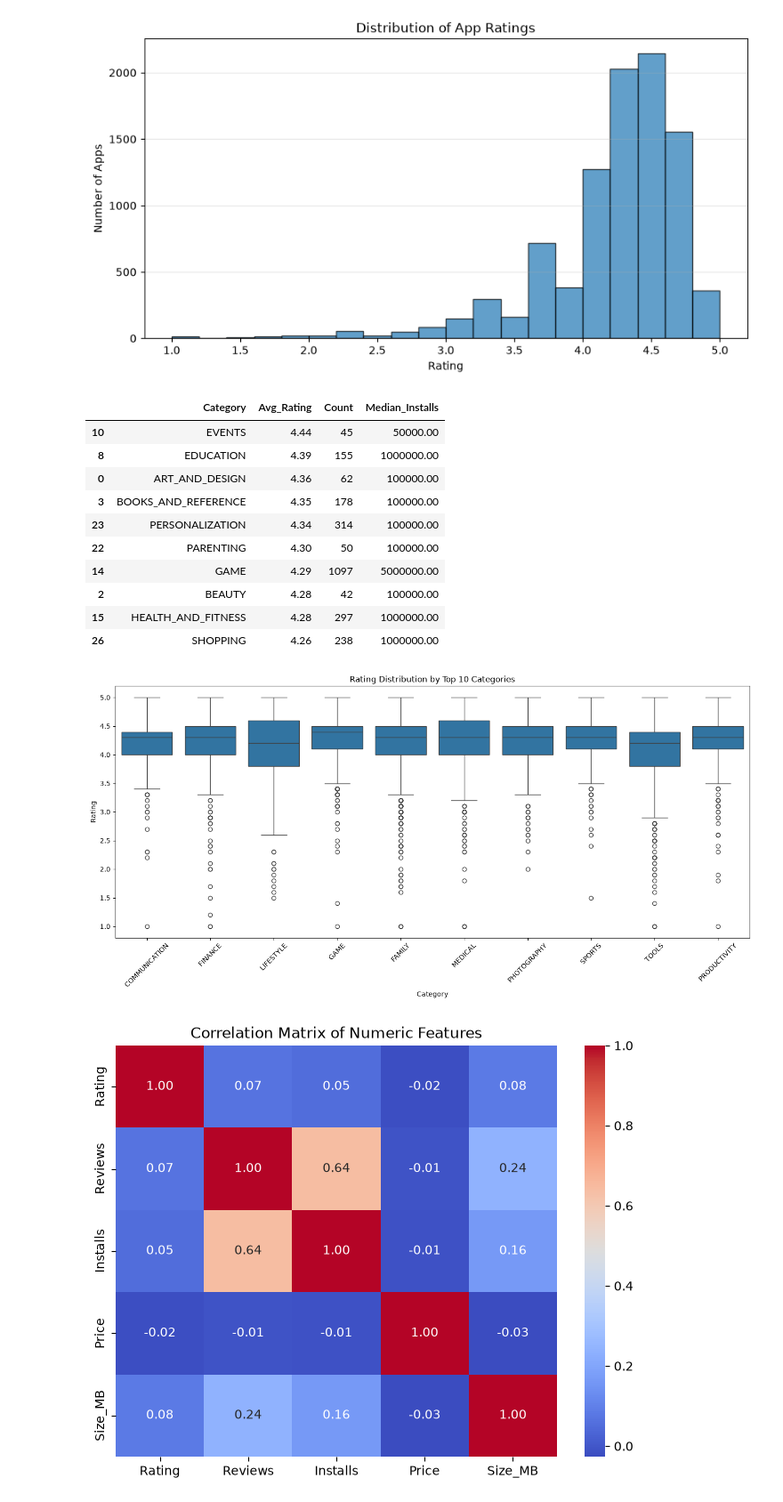
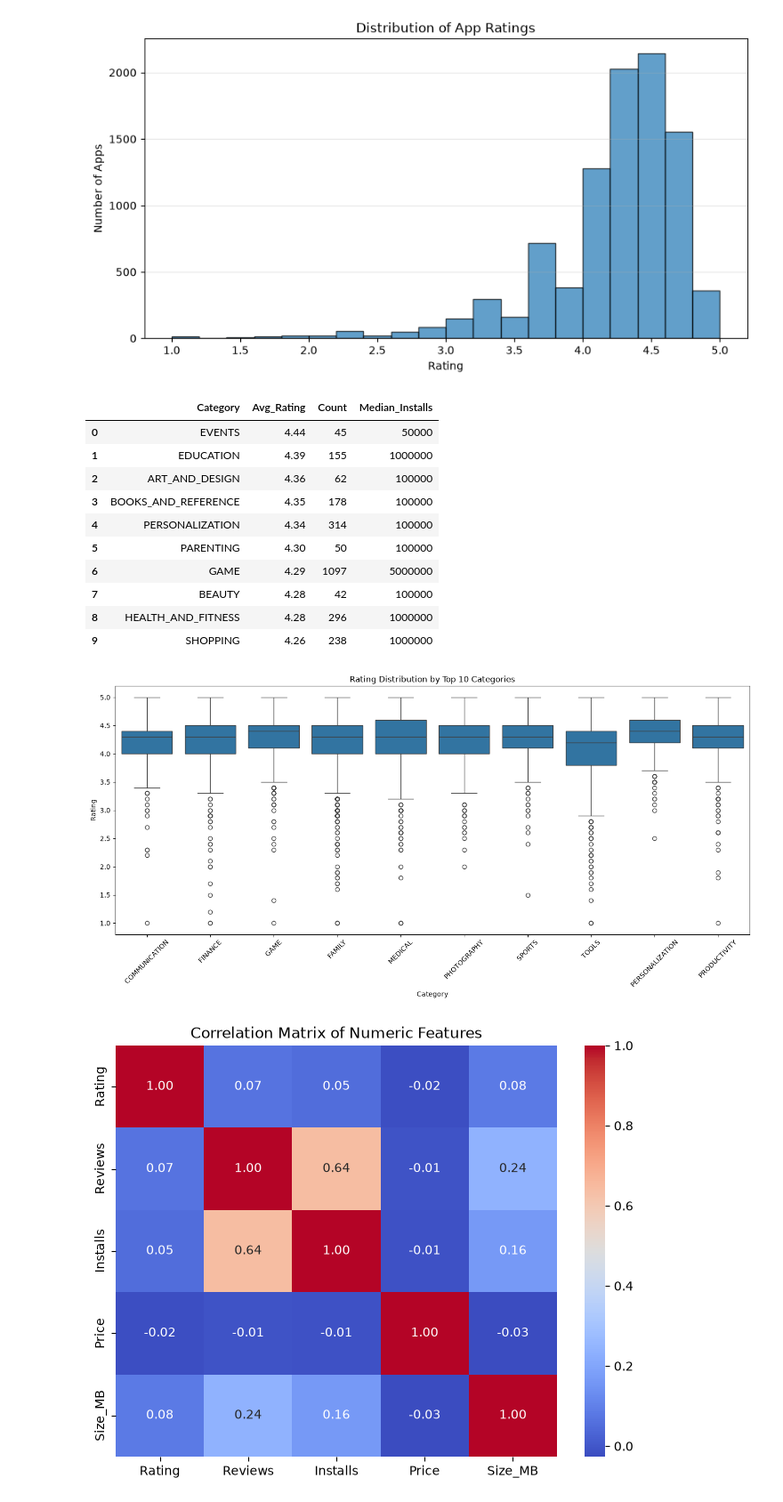
Before and after one commit to PKMDroid/playstore-app-analysis, a Jupyter notebook: play_store_analysis.ipynb, the cells around one changed output. Shown at 89% size. Saved outputs shown, nothing was run; the diff lists cells and outputs as text; code cells hidden in the pictures.

```diff
--- a/play_store_analysis.ipynb
+++ b/play_store_analysis.ipynb
@@ -223,38 +240,44 @@ plt.show()
 # %% [output]
 [figure]
 # %%
-# Top 10 categories by average rating
-category_stats = df_clean.groupby('Category').agg(
-    Avg_Rating=('Rating', 'mean'),
-    Count=('Rating', 'count'),
-    Median_Installs=('Installs', 'median')
-).reset_index()
+# Top 10 categories by avg rating
+category_stats = df_clean.groupBy('Category').agg(
+    F.avg('Rating').alias('Avg_Rating'),
+    F.count('Rating').alias('Count'),
+    F.percentile_approx('Installs', 0.5).alias('Median_Installs')
+)
 
-top_categories = category_stats[category_stats['Count'] >= 10].sort_values('Avg_Rating', ascending=False).head(10)
-top_categories
+top_categories = category_stats \
+    .filter(F.col('Count') >= 10) \
+    .orderBy(F.col('Avg_Rating').desc()) \
+    .limit(10)
+
+top_categories.toPandas()
 # %% [output]
 |  | Category | Avg_Rating | Count | Median_Installs |
-| 10 | EVENTS | 4.44 | 45 | 50000.00 |
-| 8 | EDUCATION | 4.39 | 155 | 1000000.00 |
-| 0 | ART_AND_DESIGN | 4.36 | 62 | 100000.00 |
-| 3 | BOOKS_AND_REFERENCE | 4.35 | 178 | 100000.00 |
-| 23 | PERSONALIZATION | 4.34 | 314 | 100000.00 |
-| 22 | PARENTING | 4.30 | 50 | 100000.00 |
-| 14 | GAME | 4.29 | 1097 | 5000000.00 |
-| 2 | BEAUTY | 4.28 | 42 | 100000.00 |
-| 15 | HEALTH_AND_FITNESS | 4.28 | 297 | 1000000.00 |
-| 26 | SHOPPING | 4.26 | 238 | 1000000.00 |
+| 0 | EVENTS | 4.44 | 45 | 50000 |
+| 1 | EDUCATION | 4.39 | 155 | 1000000 |
+| 2 | ART_AND_DESIGN | 4.36 | 62 | 100000 |
+| 3 | BOOKS_AND_REFERENCE | 4.35 | 178 | 100000 |
+| 4 | PERSONALIZATION | 4.34 | 314 | 100000 |
+| 5 | PARENTING | 4.30 | 50 | 100000 |
+| 6 | GAME | 4.29 | 1097 | 5000000 |
+| 7 | BEAUTY | 4.28 | 42 | 100000 |
+| 8 | HEALTH_AND_FITNESS | 4.28 | 296 | 1000000 |
+| 9 | SHOPPING | 4.26 | 238 | 1000000 |
 # %%
-# Boxplot: Rating by Category (top 10 categories by count)
-top_cats = df_clean['Category'].value_counts().head(10).index
-df_top = df_clean[df_clean['Category'].isin(top_cats)]
+# Boxplot: Rating top 10 categories by count
+top_cats = [row['Category'] for row in df_clean.groupBy('Category').count().orderBy(F.col('count').desc()).limit(10).collect()]
+df_top = df_clean.filter(F.col('Category').isin(top_cats))
+
+df_top_pd = df_top.select('Category', 'Rating').toPandas()
 
 plt.figure(figsize=(14,7))
-sns.boxplot(data=df_top, x='Category', y='Rating')
+sns.boxplot(data=df_top_pd, x='Category', y='Rating')
 plt.xticks(rotation=45)
 plt.title('Rating Distribution by Top 10 Categories')
 plt.tight_layout()
 plt.show()
 # %% [output]
-[figure, old version]
+[figure, new version]
 # %%
```
Also changed, not shown: parts of 13 cells of this notebook, 1 other file.
